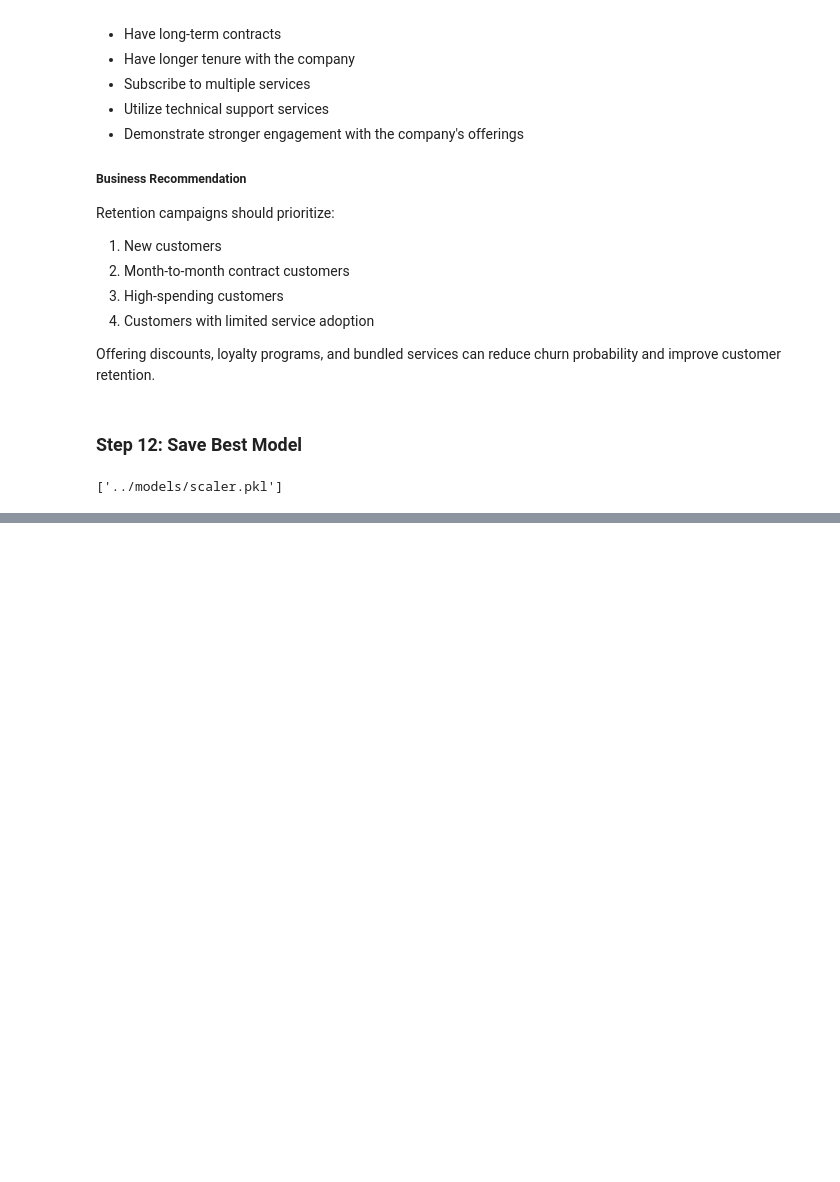
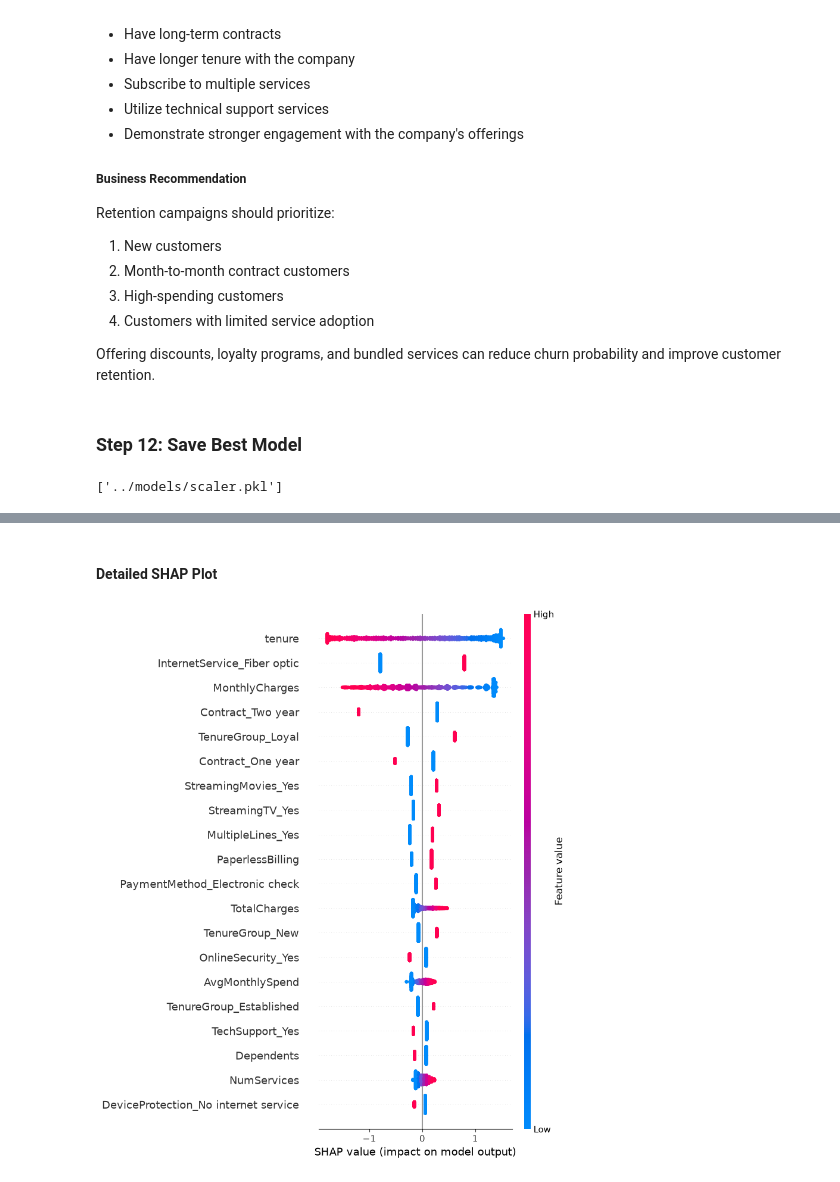
Before and after one commit to Abhilash0079/MachineLearningProjects, a Jupyter notebook: Customer_Churn_Prediction/notebooks/Modeling.ipynb, the cells around one changed output, grey strips where cells are left out. Drawn from its saved outputs; the diff is of its cells as text; code cells hidden in the pictures; blank space fills up the shorter version.

```diff
--- a/Customer_Churn_Prediction/notebooks/Modeling.ipynb
+++ b/Customer_Churn_Prediction/notebooks/Modeling.ipynb
@@ -538,0 +577,9 @@ Due to its strong predictive performance, simplicity, interpretability, and comp
+# %% [markdown]
+#### <b>Detailed SHAP Plot</b>
+# %%
+shap.summary_plot(
+    shap_values,
+    X_test
+)
+# %% [output]
+[figure, added]
```
Also changed, not shown: parts of 17 cells of this notebook, 1 other file.
